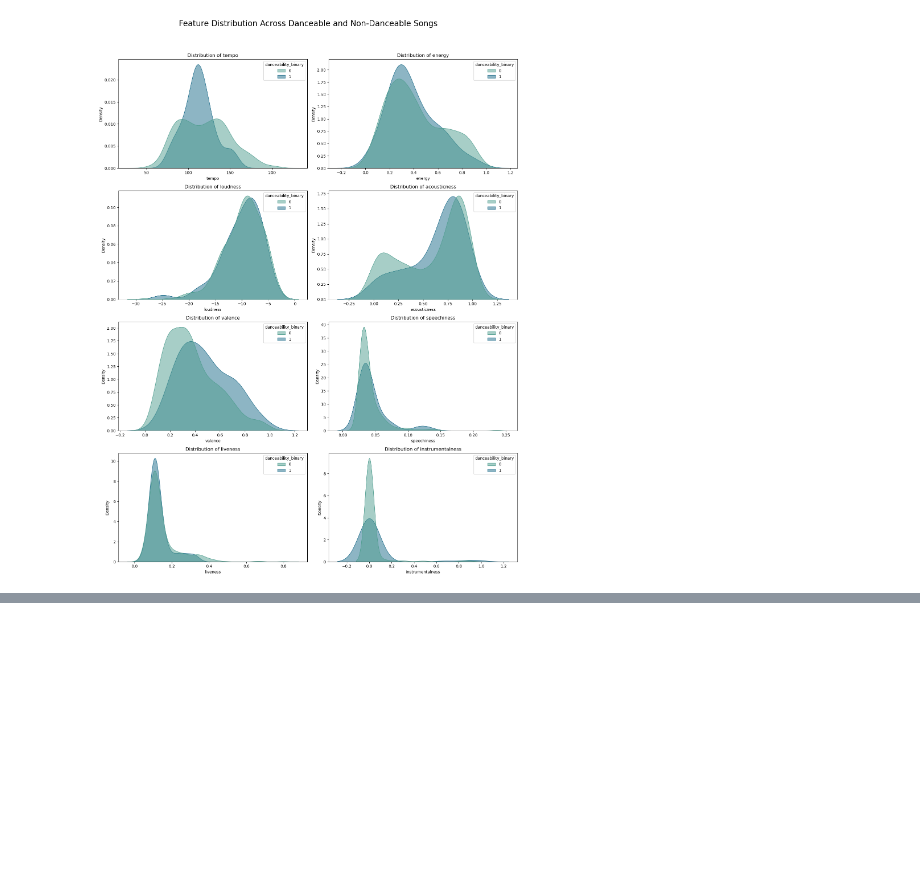
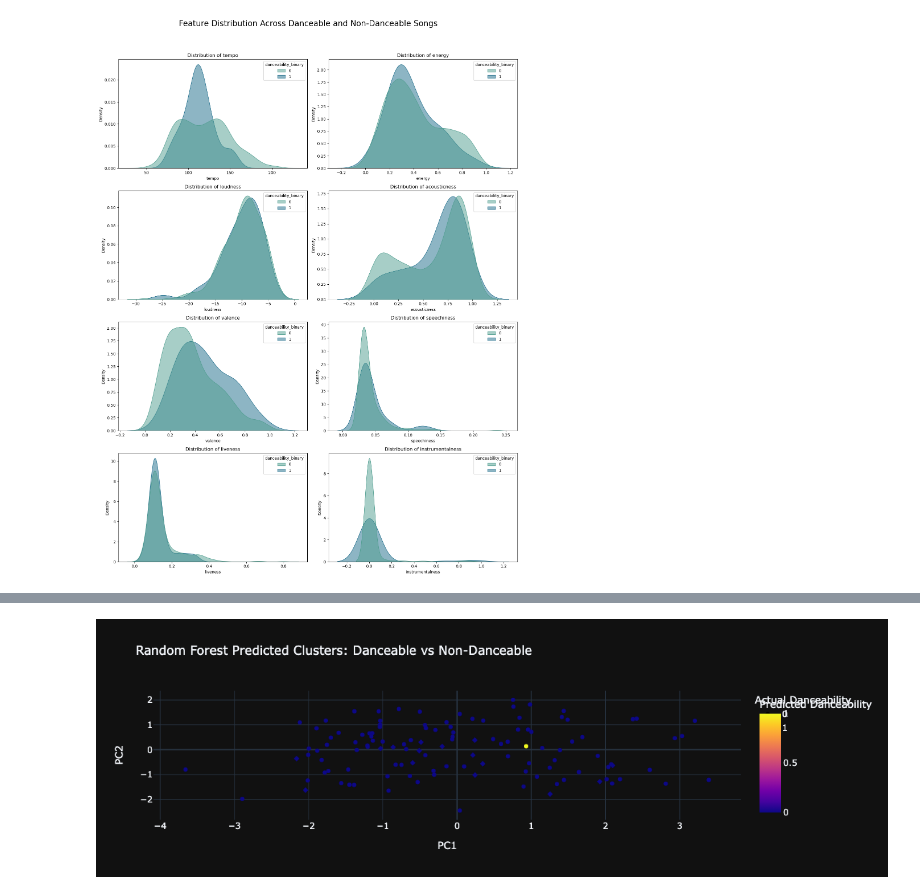
Before and after one commit to EmilieScanlon/Music2.0, a Jupyter notebook: Music_Info.ipynb, the cells around one changed output, grey strips where cells are left out. Drawn from its saved outputs; the diff is of its cells as text; code cells hidden in the pictures; blank space fills up the shorter version.

```diff
--- a/Music_Info.ipynb
+++ b/Music_Info.ipynb
@@ -674,0 +696,34 @@ plt.show()
+# %%
+import pandas as pd
+from sklearn.decomposition import PCA
+import plotly.express as px
+
+# Apply PCA to reduce dimensions to 2 components for visualization
+pca = PCA(n_components=2)
+X_pca = pca.fit_transform(X_test)  # Using the test set for visualization
+
+# Convert y_test to a Pandas Series (if it's a NumPy array)
+y_test_series = pd.Series(y_test, name='danceability_binary')
+
+# Create a DataFrame with the PCA results and add true and predicted labels
+df_pca = pd.DataFrame(X_pca, columns=['PC1', 'PC2'])
+df_pca['danceability_binary'] = y_test_series  # True labels
+df_pca['predicted_danceability'] = predictions_3  # Predicted labels from Random Forest
+
+# Create a 2D scatter plot using Plotly
+fig = px.scatter(
+    df_pca,
+    x='PC1',
+    y='PC2',
+    color='predicted_danceability',  # Color by the predicted danceability
+    symbol='danceability_binary',  # Shape by the true danceability
+    title="Random Forest Predicted Clusters: Danceable vs Non-Danceable",
+    labels={'predicted_danceability': 'Predicted Danceability', 'danceability_binary': 'Actual Danceability'},
+    template='plotly_dark',
+    hover_data={'PC1': True, 'PC2': True, 'predicted_danceability': True, 'danceability_binary': True}
+)
+
+# Show the plot
+fig.show()
+# %% [output]
+[figure, added]
```
Also changed, not shown: parts of 1 cell of this notebook.
